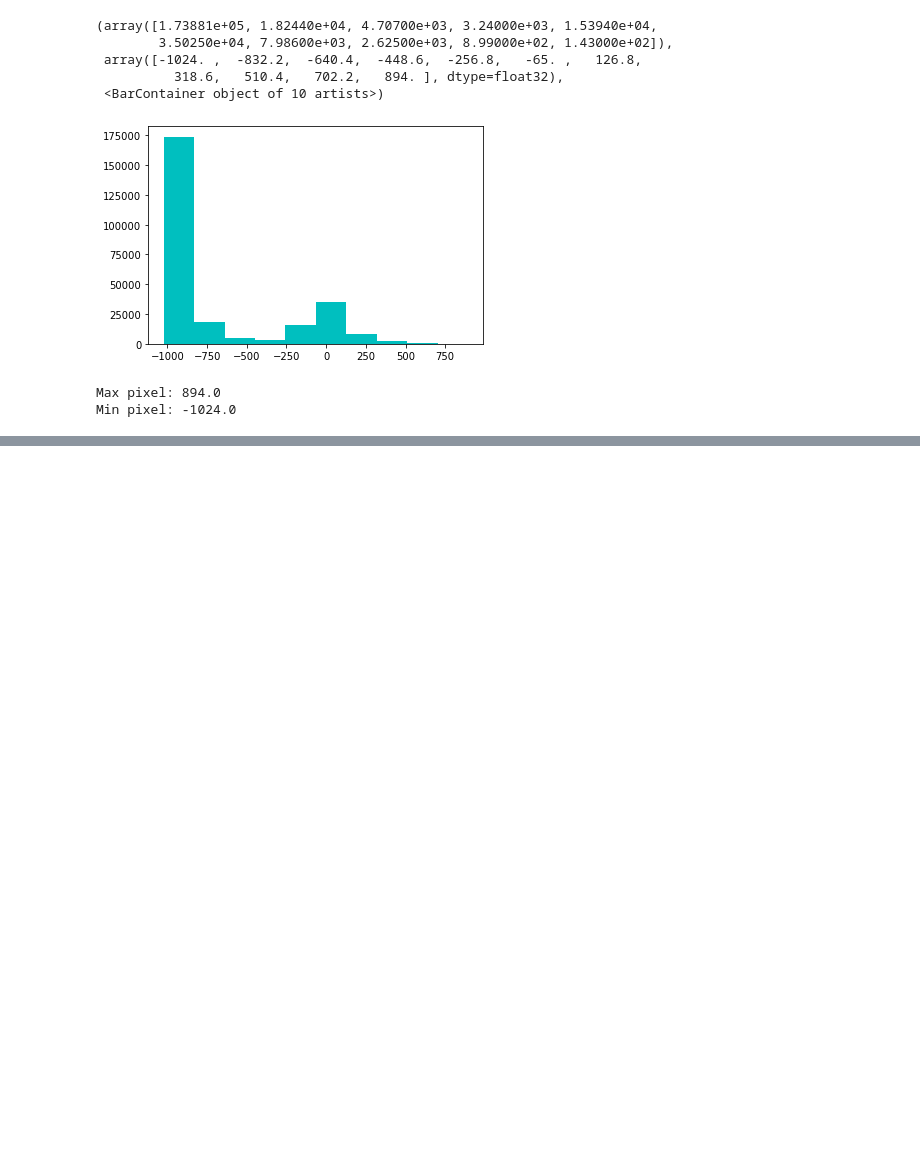
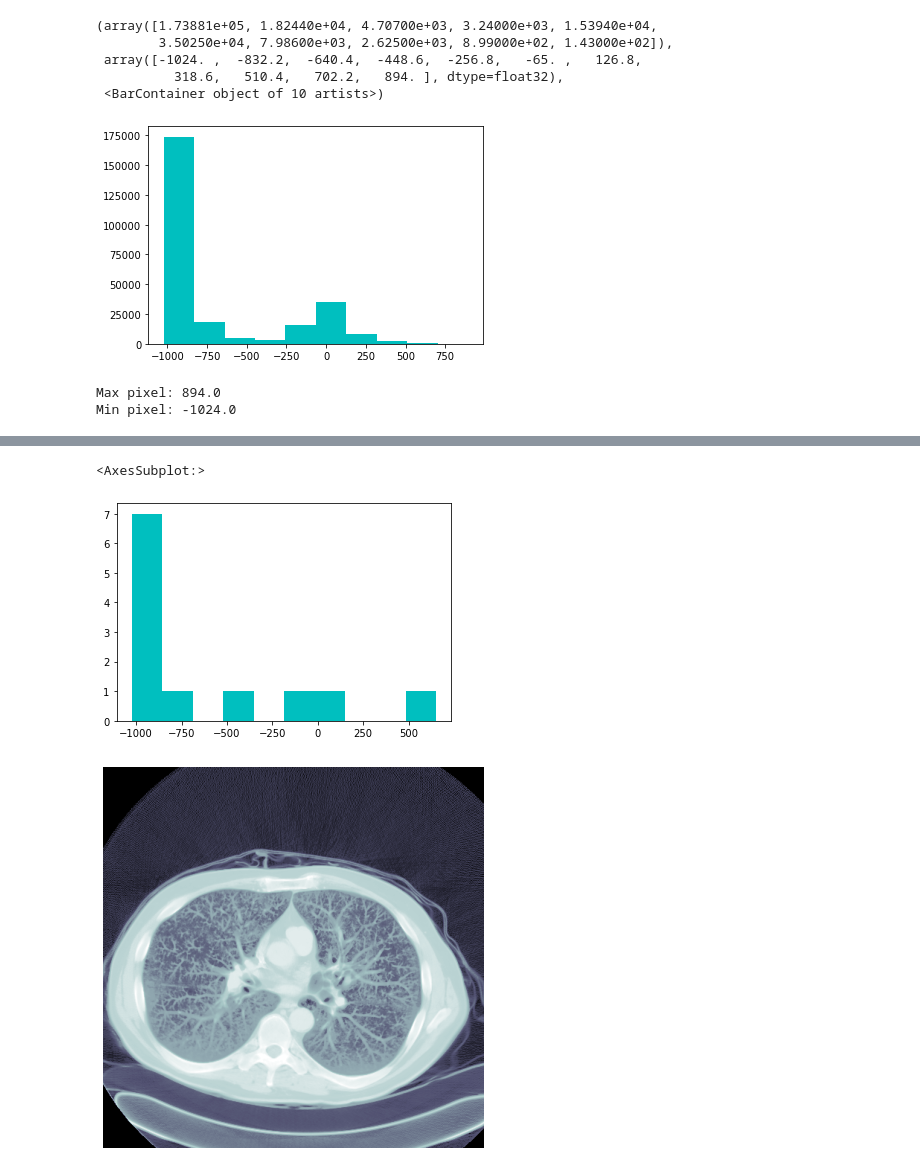
Before and after one commit to edoardo118/DICOM, a Jupyter notebook: DICOM-kaggle.ipynb, the cells around one changed output, grey strips where cells are left out. Saved outputs shown, nothing was run; the diff lists cells and outputs as text; code cells hidden in the pictures; blank space fills up the shorter version.

```diff
--- a/DICOM-kaggle.ipynb
+++ b/DICOM-kaggle.ipynb
@@ -108,0 +184,8 @@ dimg.show(max_px=0, min_px=-1025, figsize=(5,5))
+# %%
+ten_freq = tensor_dicom_scaled.freqhist_bins(n_bins=10)
+fh = dimg.hist_scaled(ten_freq)
+plt.hist(ten_freq.flatten().numpy(), color='c'); show_image(fh, figsize=(7,7))
+# %% [output]
+<AxesSubplot:>
+[figure, added]
+[figure, added]
```
Also changed, not shown: parts of 15 cells of this notebook.
